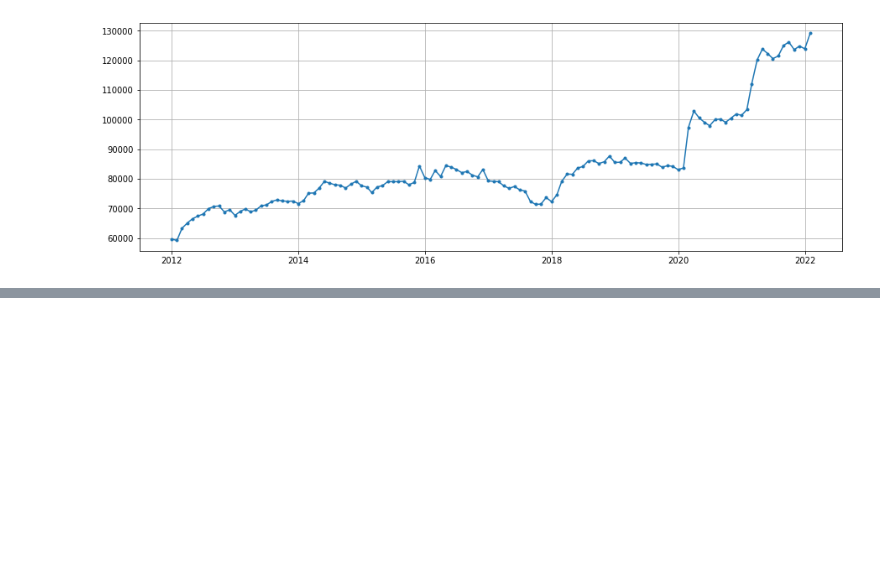
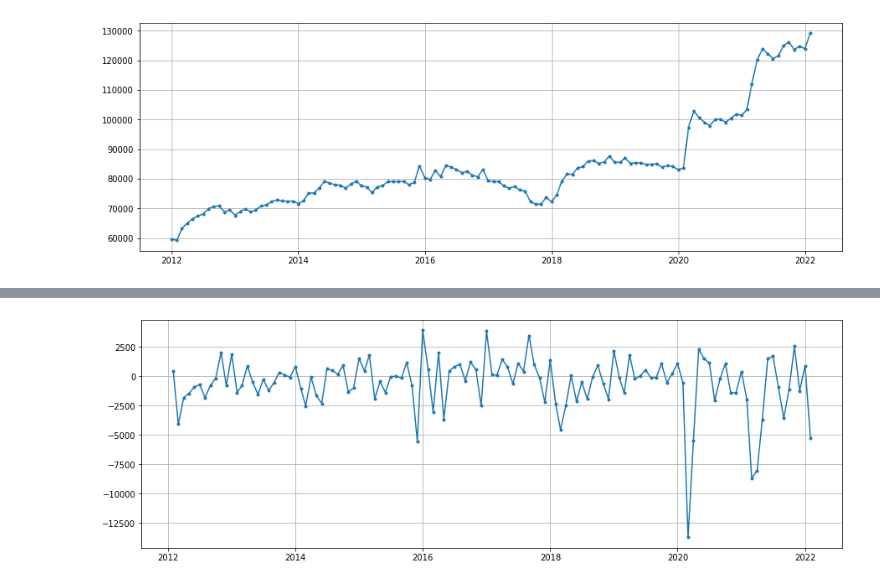
Before and after one commit to MBSant/Python, a Jupyter notebook: Modelo_Dummy.ipynb, the cells around one changed output, grey strips where cells are left out. Drawn from its saved outputs; the diff is of its cells as text; code cells hidden in the pictures; blank space fills up the shorter version.

```diff
--- a/Modelo_Dummy.ipynb
+++ b/Modelo_Dummy.ipynb
@@ -78,0 +151,16 @@ plt.show()
+# %%
+#Criando uma lista onde serão adicionadas as predições para cada mês
+predicoes = []
+#Criando uma lista onde serão adicionados os erros.Para poder avaliar se o modelo é bom ou não.
+erros = []
+#Criando um FORLOOP. Para cada data do dataframe executar o código e depois vai para a data seguinte.
+for dat in df.data:
+  if dat == pd.to_datetime('2012-01-01'): #Criando uma condição para que na primeira data do dataframe não seja buscada a data do mês anterior.
+    erros.append(np.nan)  #Indicando que nesse caso será adicionado na lista a condição NAN "not a number' tanto na lista de erros quanto na lista de predições.
+    predicoes.append(np.nan)
+    continue #Indicando que seve seguir o comando para as linhas seguintes.
+
+  valor = df.loc[ df.data == dat].valor.iloc[0]
+  pred  = df.loc[df.data == (dat-pd.DateOffset(months = 1))].valor.iloc[0]
+  predicoes.append(pred)
+  erros.append(pred - valor)
@@ -78,0 +187,5 @@ plt.show()
+# %%
+#Criando um DataFrame
+df_pred = pd.DataFrame() #criado um DataFrame vazio.
+df_pred.loc[:, 'data'] = df.data #criando um DataFrame com a coluna data igual às data apresentada no df inicial.
+df_pred
@@ -78,0 +206,6 @@ plt.show()
+# %%
+#Adicionando mais colunas no DataFrame de predições.
+df_pred.loc[:, 'valor'] = df.valor
+df_pred.loc[:, 'predições'] = predicoes
+df_pred.loc[:, 'erros'] = erros
+df_pred
@@ -78,0 +226,9 @@ plt.show()
+# %%
+#Criando um gráfico com as predições e os erros.
+plt.figure(figsize = (15,5))
+plt.plot(df_pred.data, df_pred.erros, '.-')
+
+plt.grid()
+plt.show()
+# %% [output]
+[figure, added]
```
Also changed, not shown: parts of 22 cells of this notebook.
